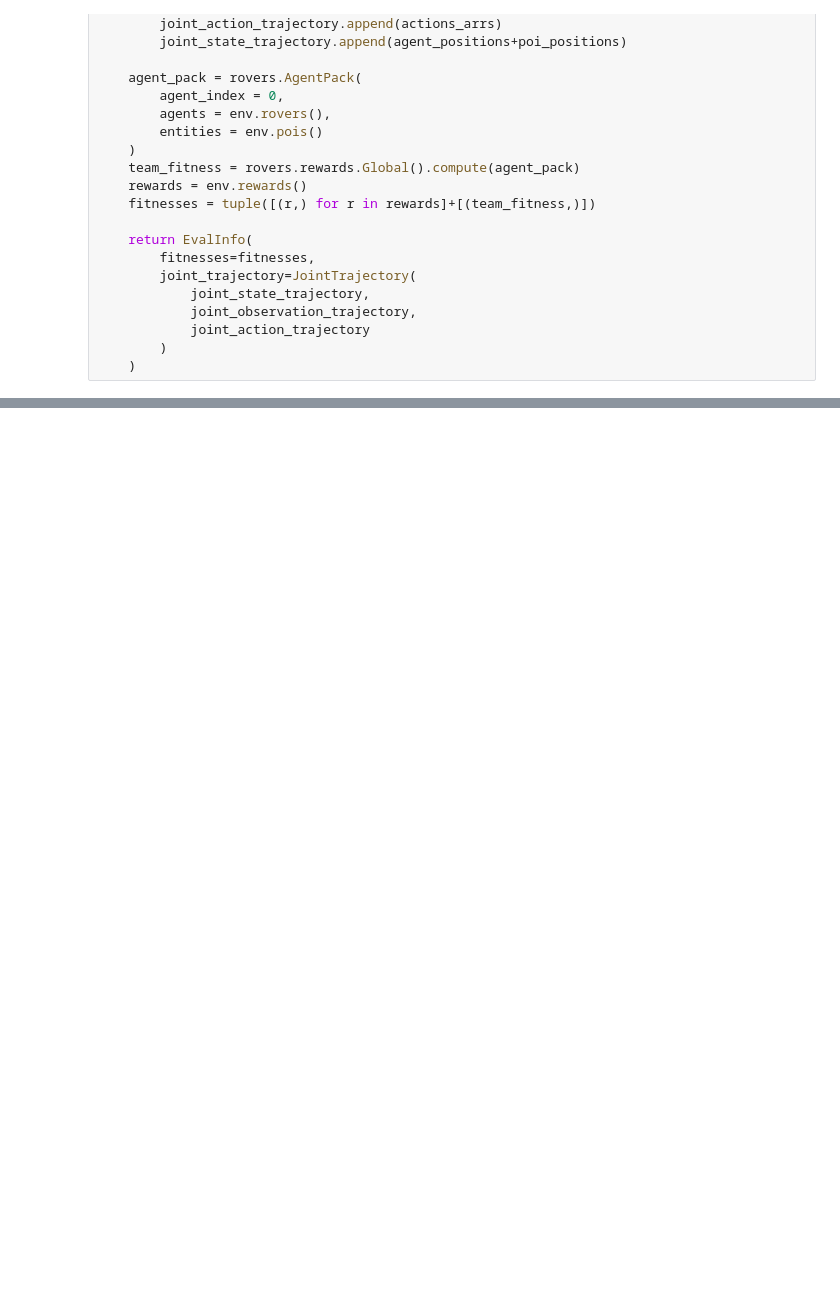
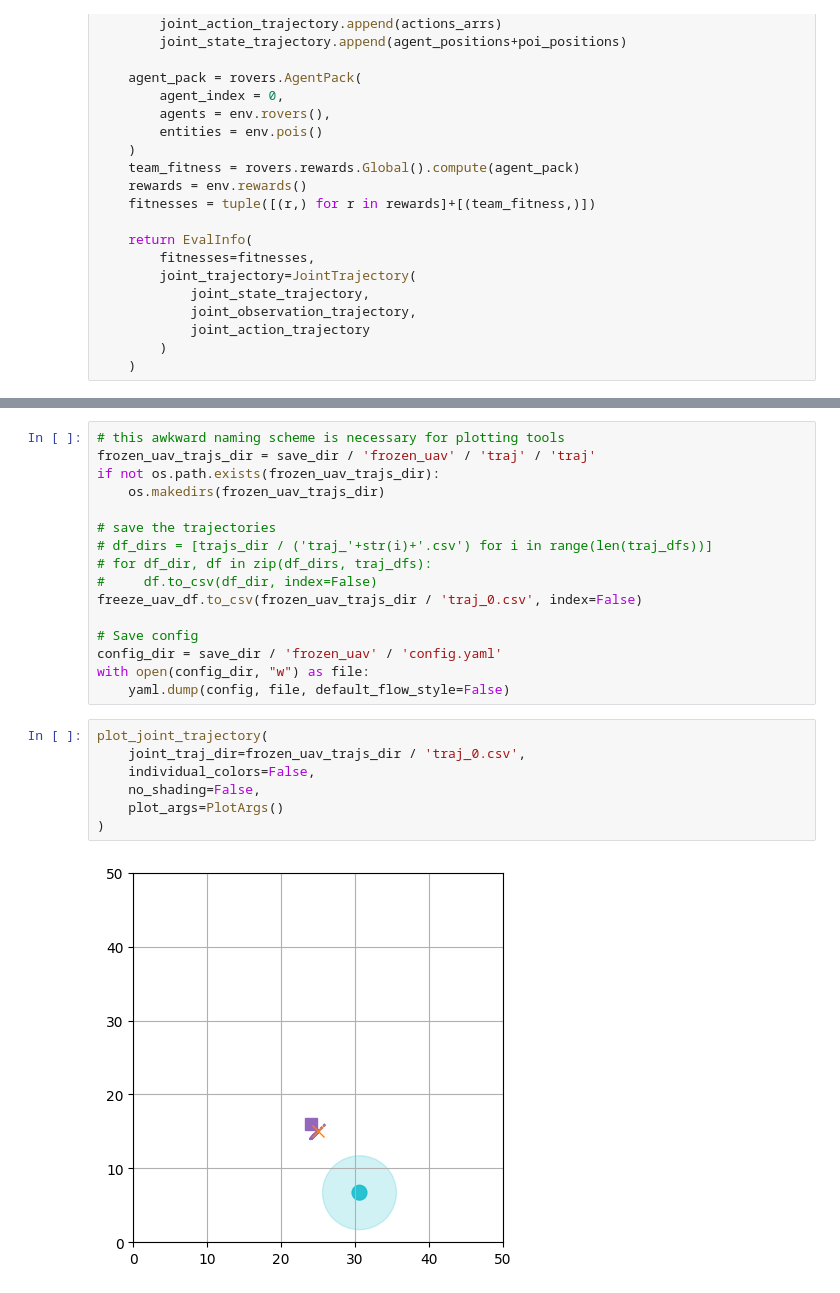
Before and after one commit to AADILab/influence-shaping, a Jupyter notebook: scratch/measure_influence/generate_trajs.ipynb, the cells around one changed output, grey strips where cells are left out. Drawn from its saved outputs; the diff is of its cells as text; blank space fills up the shorter version.

Commit message:
add frozen drone experiments

```diff
--- a/scratch/measure_influence/generate_trajs.ipynb
+++ b/scratch/measure_influence/generate_trajs.ipynb
@@ -614,0 +586,25 @@ traj_df
+# %%
+# this awkward naming scheme is necessary for plotting tools
+frozen_uav_trajs_dir = save_dir / 'frozen_uav' / 'traj' / 'traj'
+if not os.path.exists(frozen_uav_trajs_dir):
+    os.makedirs(frozen_uav_trajs_dir)
+
+# save the trajectories
+# df_dirs = [trajs_dir / ('traj_'+str(i)+'.csv') for i in range(len(traj_dfs))]
+# for df_dir, df in zip(df_dirs, traj_dfs):
+#     df.to_csv(df_dir, index=False)
+freeze_uav_df.to_csv(frozen_uav_trajs_dir / 'traj_0.csv', index=False)
+
+# Save config
+config_dir = save_dir / 'frozen_uav' / 'config.yaml'
+with open(config_dir, "w") as file:
+    yaml.dump(config, file, default_flow_style=False)
+# %%
+plot_joint_trajectory(
+    joint_traj_dir=frozen_uav_trajs_dir / 'traj_0.csv',
+    individual_colors=False,
+    no_shading=False,
+    plot_args=PlotArgs()
+)
+# %% [output]
+[figure, added]
```
Also changed, not shown: parts of 31 cells of this notebook.
